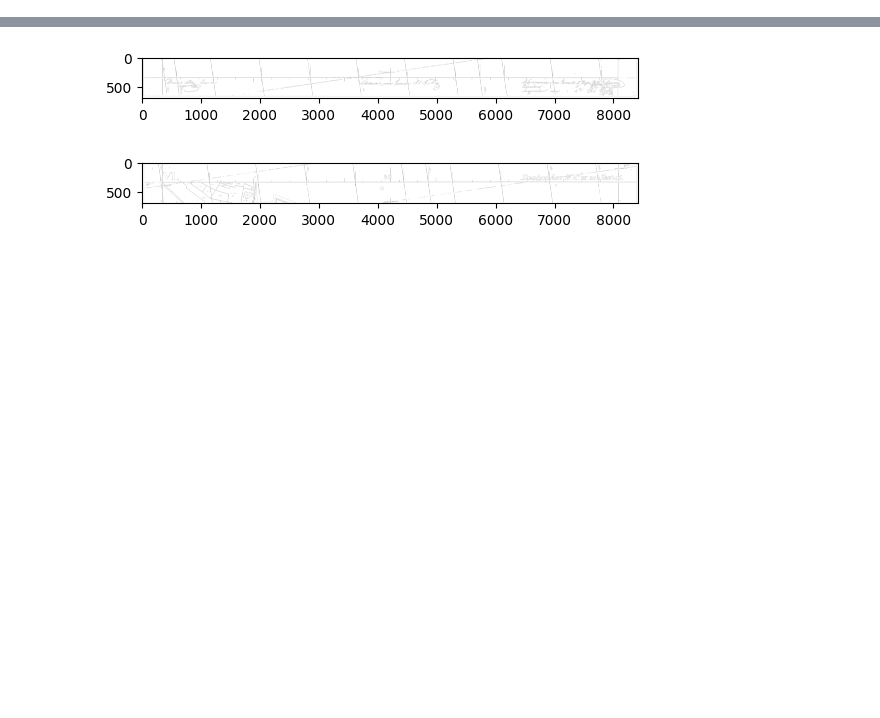
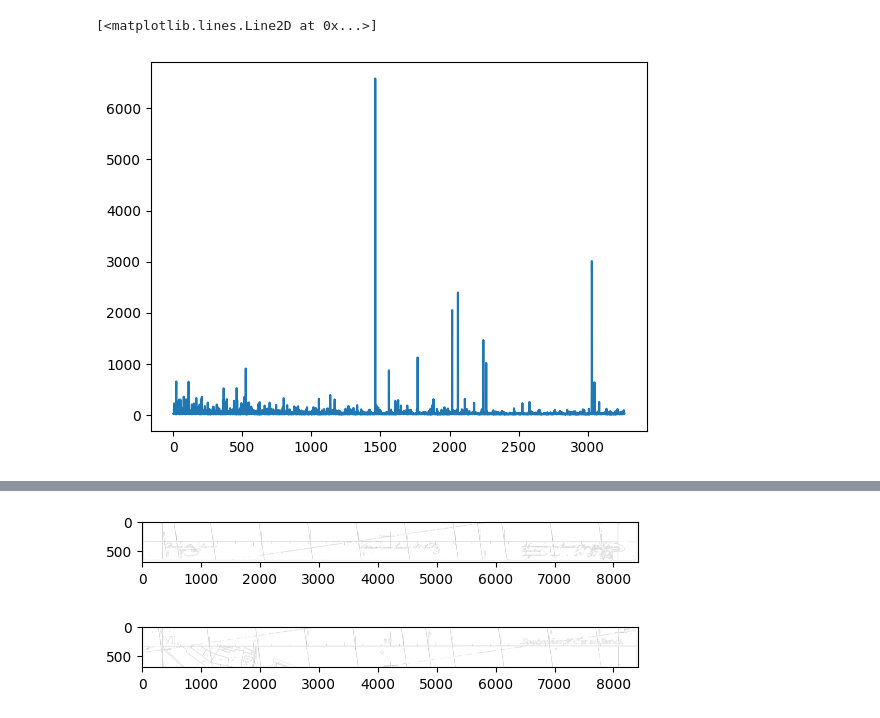
Before and after one commit to danschnurp/kiv-zvi, a Jupyter notebook: SP/experiments.ipynb, the cells around one changed output, grey strips where cells are left out. Saved outputs shown, nothing was run; the diff lists cells and outputs as text; code cells hidden in the pictures; blank space fills up the shorter version.

```diff
--- a/SP/experiments.ipynb
+++ b/SP/experiments.ipynb
@@ -32,3 +76,8 @@ print(lines.shape)
+# %%
+plt.plot(np.arange(0, len(distances)), distances)
+# %% [output]
+[<matplotlib.lines.Line2D at 0x...>]
+[figure, added]
 # %%
 
 # It creates a white image with the same size as the input image.
```
Also changed, not shown: parts of 11 cells of this notebook.
